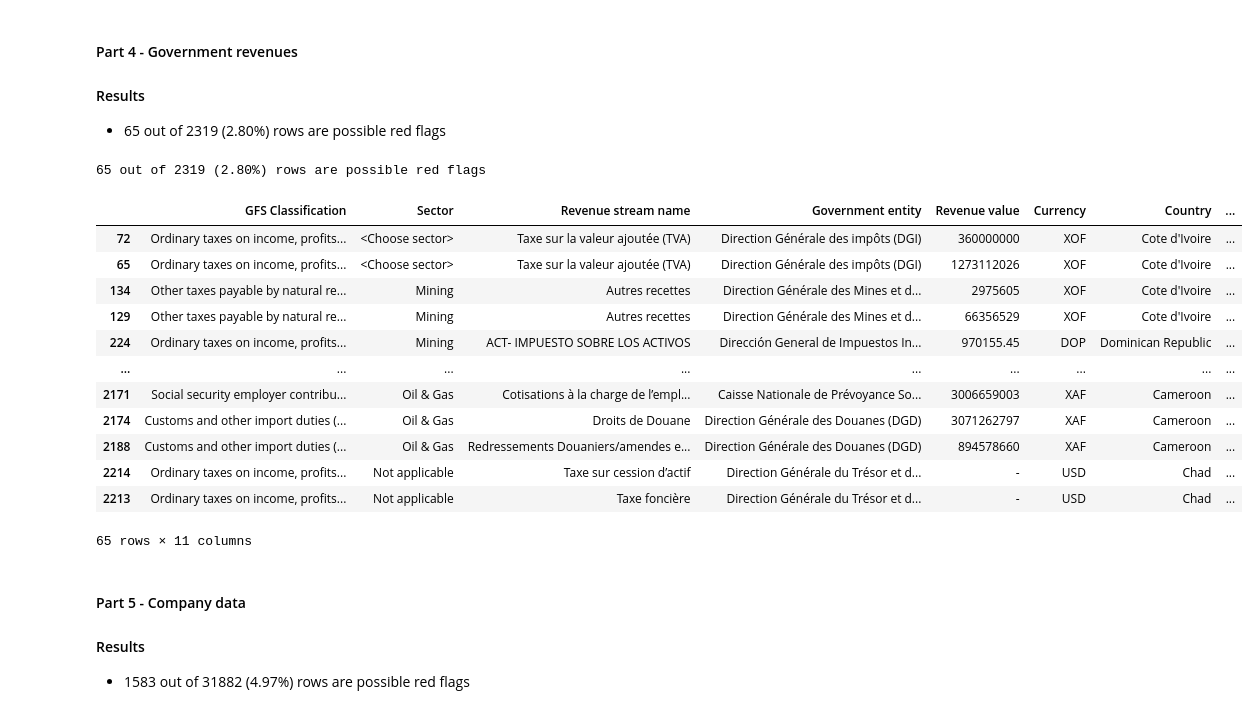
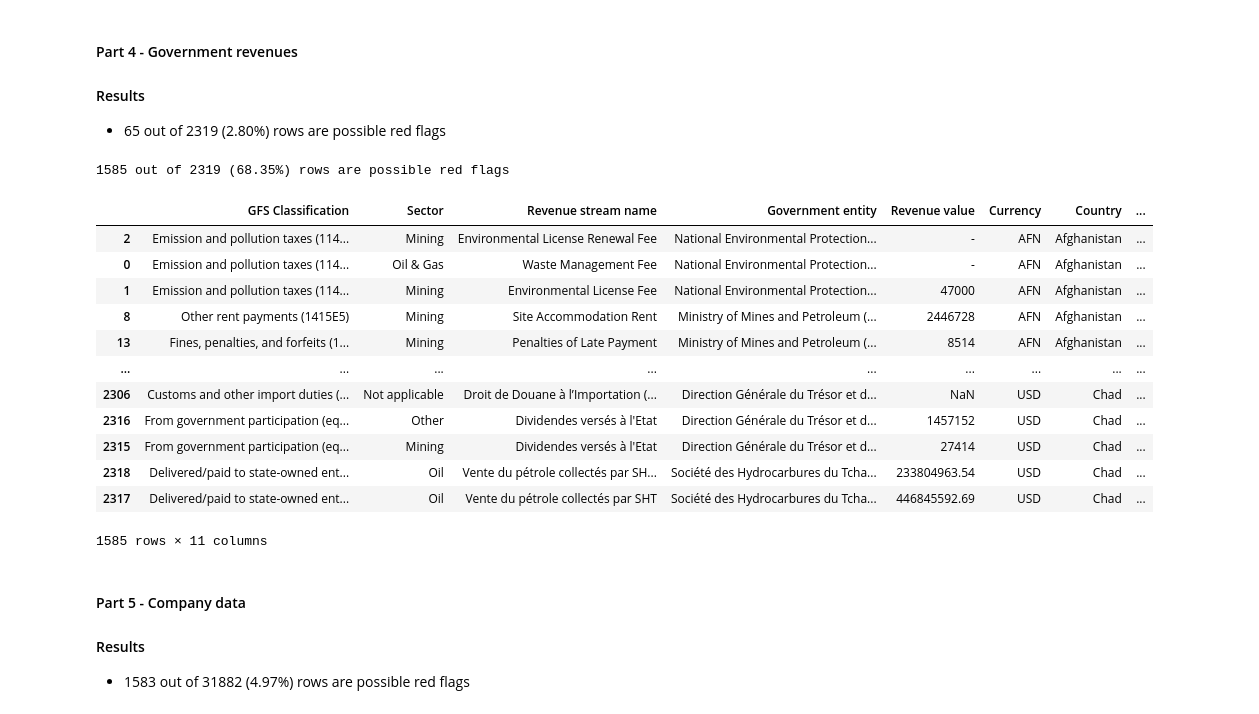
Before and after one commit to civicliteracies/EITI_SDT_data_verification_and_validation, a Jupyter notebook: 02 - Duplication and coherence.ipynb, the cells around one changed output. Cells and saved outputs as stored; diff of their text form; code cells hidden in the pictures.

```diff
--- a/02 - Duplication and coherence.ipynb
+++ b/02 - Duplication and coherence.ipynb
@@ -293,24 +293,24 @@ display(redflags_part_3b_2)
 #### Results
 - 65 out of 2319 (2.80%) rows are possible red flags
 # %%
-redflags_part_4_2 = get_redflags2(df_part_4, 1)
+redflags_part_4_2 = get_redflags2(df_part_4, 2)
 num_rf_rows(df_part_4, redflags_part_4_2)
 display(redflags_part_4_2)
 # %% [output]
-65 out of 2319 (2.80%) rows are possible red flags
+1585 out of 2319 (68.35%) rows are possible red flags
 |  | GFS Classification | Sector | Revenue stream name | Government entity | Revenue value | Currency | Country | ... |
-| 72 | Ordinary taxes on income, profits... | <Choose sector> | Taxe sur la valeur ajoutée (TVA) | Direction Générale des impôts (DGI) | 360000000 | XOF | Cote d'Ivoire | ... |
-| 65 | Ordinary taxes on income, profits... | <Choose sector> | Taxe sur la valeur ajoutée (TVA) | Direction Générale des impôts (DGI) | 1273112026 | XOF | Cote d'Ivoire | ... |
-| 134 | Other taxes payable by natural re... | Mining | Autres recettes | Direction Générale des Mines et d... | 2975605 | XOF | Cote d'Ivoire | ... |
-| 129 | Other taxes payable by natural re... | Mining | Autres recettes | Direction Générale des Mines et d... | 66356529 | XOF | Cote d'Ivoire | ... |
-| 224 | Ordinary taxes on income, profits... | Mining | ACT- IMPUESTO SOBRE LOS ACTIVOS | Dirección General de Impuestos In... | 970155.45 | DOP | Dominican Republic | ... |
+| 2 | Emission and pollution taxes (114... | Mining | Environmental License Renewal Fee | National Environmental Protection... | - | AFN | Afghanistan | ... |
+| 0 | Emission and pollution taxes (114... | Oil & Gas | Waste Management Fee | National Environmental Protection... | - | AFN | Afghanistan | ... |
+| 1 | Emission and pollution taxes (114... | Mining | Environmental License Fee | National Environmental Protection... | 47000 | AFN | Afghanistan | ... |
+| 8 | Other rent payments (1415E5) | Mining | Site Accommodation Rent | Ministry of Mines and Petroleum (... | 2446728 | AFN | Afghanistan | ... |
+| 13 | Fines, penalties, and forfeits (1... | Mining | Penalties of Late Payment | Ministry of Mines and Petroleum (... | 8514 | AFN | Afghanistan | ... |
 | ... | ... | ... | ... | ... | ... | ... | ... | ... |
-| 2171 | Social security employer contribu... | Oil & Gas | Cotisations à la charge de l’empl... | Caisse Nationale de Prévoyance So... | 3006659003 | XAF | Cameroon | ... |
-| 2174 | Customs and other import duties (... | Oil & Gas | Droits de Douane | Direction Générale des Douanes (DGD) | 3071262797 | XAF | Cameroon | ... |
-| 2188 | Customs and other import duties (... | Oil & Gas | Redressements Douaniers/amendes e... | Direction Générale des Douanes (DGD) | 894578660 | XAF | Cameroon | ... |
-| 2214 | Ordinary taxes on income, profits... | Not applicable | Taxe sur cession d’actif | Direction Générale du Trésor et d... | - | USD | Chad | ... |
-| 2213 | Ordinary taxes on income, profits... | Not applicable | Taxe foncière | Direction Générale du Trésor et d... | - | USD | Chad | ... |
+| 2306 | Customs and other import duties (... | Not applicable | Droit de Douane à l’Importation (... | Direction Générale du Trésor et d... | NaN | USD | Chad | ... |
+| 2316 | From government participation (eq... | Other | Dividendes versés à l'Etat | Direction Générale du Trésor et d... | 1457152 | USD | Chad | ... |
+| 2315 | From government participation (eq... | Mining | Dividendes versés à l'Etat | Direction Générale du Trésor et d... | 27414 | USD | Chad | ... |
+| 2318 | Delivered/paid to state-owned ent... | Oil | Vente du pétrole collectés par SH... | Société des Hydrocarbures du Tcha... | 233804963.54 | USD | Chad | ... |
+| 2317 | Delivered/paid to state-owned ent... | Oil | Vente du pétrole collectés par SHT | Société des Hydrocarbures du Tcha... | 446845592.69 | USD | Chad | ... |
-65 rows × 11 columns
+1585 rows × 11 columns
 # %% [markdown]
 #### Part 5 - Company data
 
```
Also changed, not shown: parts of 16 cells of this notebook, 1 other file.
